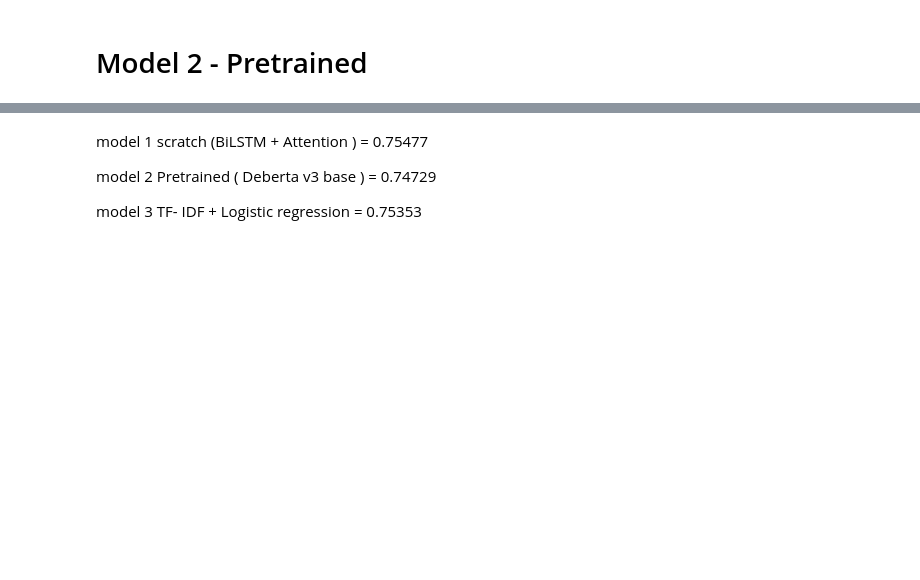
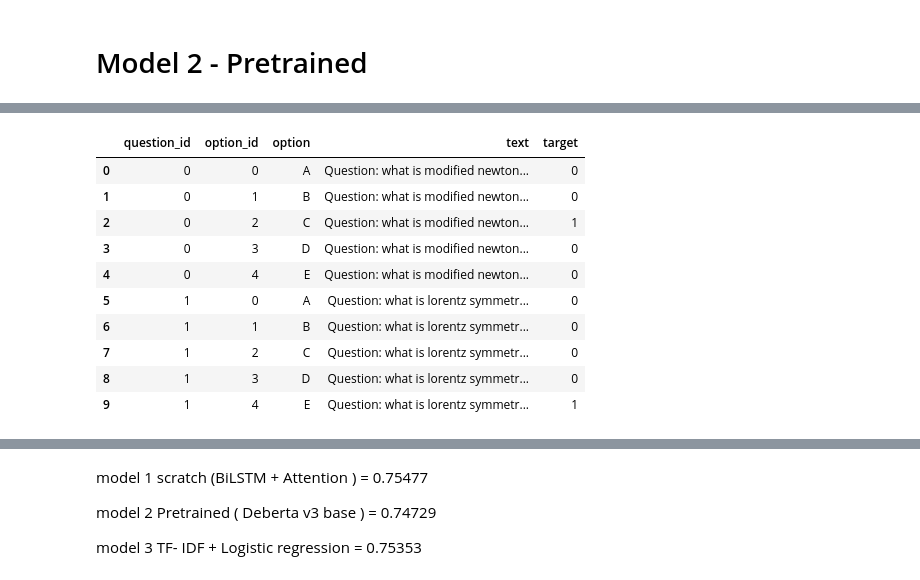
Before and after one commit to 23f3003322/dl-genai-26t2, a Jupyter notebook: notebooks/final_notebook.ipynb, the cells around one changed output, grey strips where cells are left out. Drawn from its saved outputs; the diff is of its cells as text; code cells hidden in the pictures; blank space fills up the shorter version.

```diff
--- a/notebooks/final_notebook.ipynb
+++ b/notebooks/final_notebook.ipynb
@@ -1,24 +1,28 @@
 # %%
-
 import numpy as np # linear algebra
 import pandas as pd # data processing, CSV file I/O (e.g. pd.read_csv)
 import re
 import pickle
 import matplotlib.pyplot as plt
 import seaborn as sns
+from tqdm.auto import tqdm
+import time
 
 import torch
 import torch.nn as nn
 import torch.nn.functional as F
 
-pd.set_option('display.max_colwidth', None)
+import warnings
+warnings.filterwarnings('ignore')
+
+# pd.set_option('display.max_colwidth', None)
+
 import os
 for dirname, _, filenames in os.walk('/kaggle/input'):
     for filename in filenames:
         print(os.path.join(dirname, filename))
 
 import kagglehub
-# kagglehub.dataset_download('<owner>/<dataset-slug>')
 # %% [output]
 /kaggle/input/competitions/smart-mcq-solver-challenge/sample_submission.csv
 /kaggle/input/competitions/smart-mcq-solver-challenge/train.csv
@@ -2959,0 +2106,65 @@ submission.head(10)
+# %%
+# Convert MCQs -> Candidate Answer Rows
+def create_candidate_dataset(dataframe):
+
+    rows = []
+
+    for question_id, row in dataframe.iterrows():
+
+        correct_label = row["label"]
+
+        for option_id, option_col in enumerate(OPTION_COLS):
+
+            # Combine question and candidate answer
+            text = (
+                "Question: " + str(row["prompt"]) +
+                " Candidate Answer: " + str(row[option_col])
+            )
+
+            # Binary target:
+            # 1 = correct candidate
+            # 0 = incorrect candidate
+            target = int(option_id == correct_label)
+
+            rows.append({
+                "question_id": question_id,
+                "option_id": option_id,
+                "option": option_col,
+                "text": text,
+                "target": target
+            })
+
+    return pd.DataFrame(rows)
+
+# Create Candidate Datasets
+
+tfidf_train_candidates = create_candidate_dataset(
+    tfidf_train_df
+)
+
+tfidf_valid_candidates = create_candidate_dataset(
+    tfidf_valid_df
+)
+
+
+print("=" * 60)
+print("Candidate Dataset Created")
+print("=" * 60)
+
+print("Training MCQs       :", len(tfidf_train_df))
+print("Training Candidates :", len(tfidf_train_candidates))
+
+print()
+
+print("Validation MCQs       :", len(tfidf_valid_df))
+print("Validation Candidates :", len(tfidf_valid_candidates))
+
+print("\nTarget Distribution:")
+print(
+    tfidf_train_candidates["target"]
+    .value_counts()
+    .sort_index()
+)
+
+display(tfidf_train_candidates.head(10))
+# %% [output]
@@ -2959,0 +2185,11 @@ submission.head(10)
+|  | question_id | option_id | option | text | target |
+| 0 | 0 | 0 | A | Question: what is modified newton... | 0 |
+| 1 | 0 | 1 | B | Question: what is modified newton... | 0 |
+| 2 | 0 | 2 | C | Question: what is modified newton... | 1 |
+| 3 | 0 | 3 | D | Question: what is modified newton... | 0 |
+| 4 | 0 | 4 | E | Question: what is modified newton... | 0 |
+| 5 | 1 | 0 | A | Question: what is lorentz symmetr... | 0 |
+| 6 | 1 | 1 | B | Question: what is lorentz symmetr... | 0 |
+| 7 | 1 | 2 | C | Question: what is lorentz symmetr... | 0 |
+| 8 | 1 | 3 | D | Question: what is lorentz symmetr... | 0 |
+| 9 | 1 | 4 | E | Question: what is lorentz symmetr... | 1 |
```
Also changed, not shown: parts of 95 cells of this notebook.
